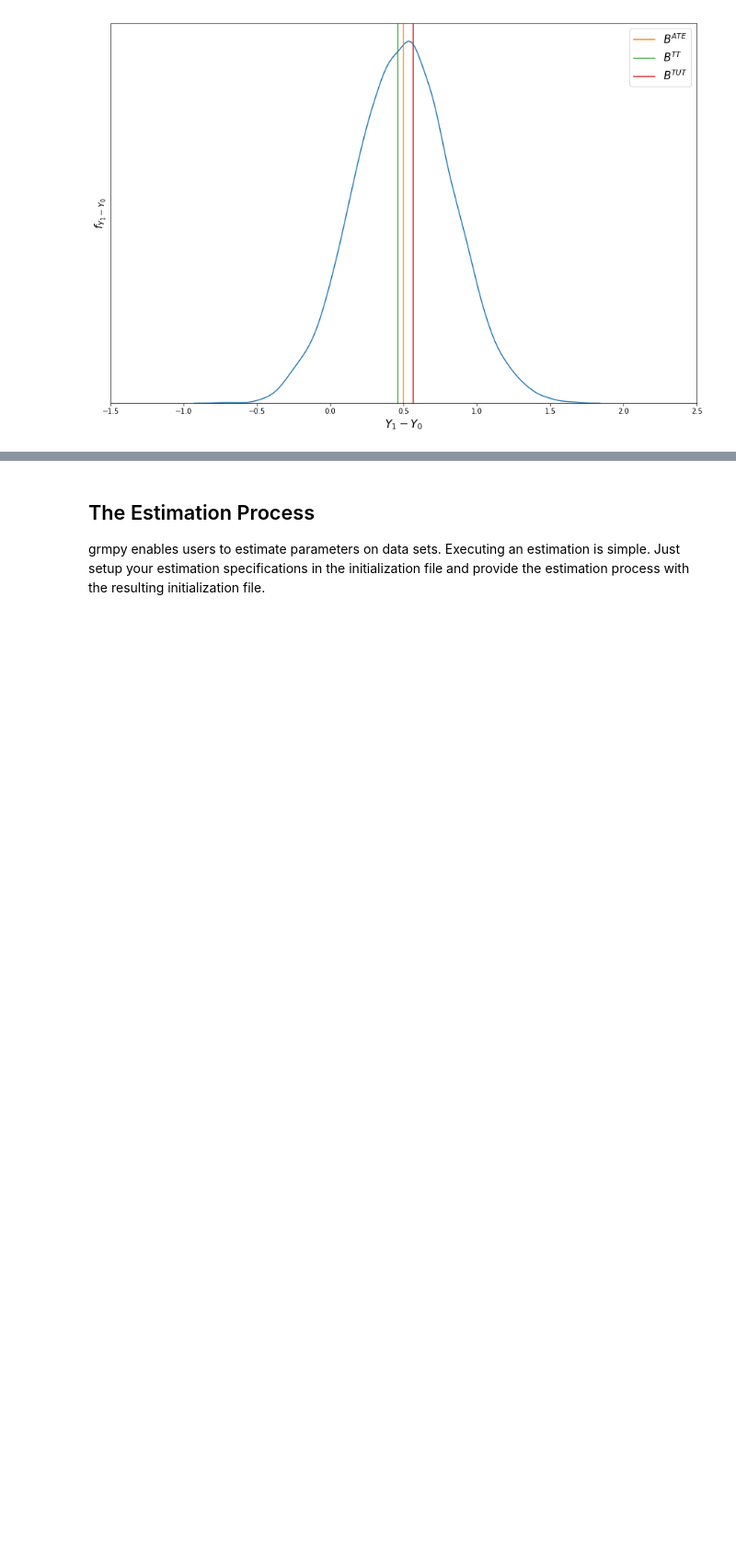
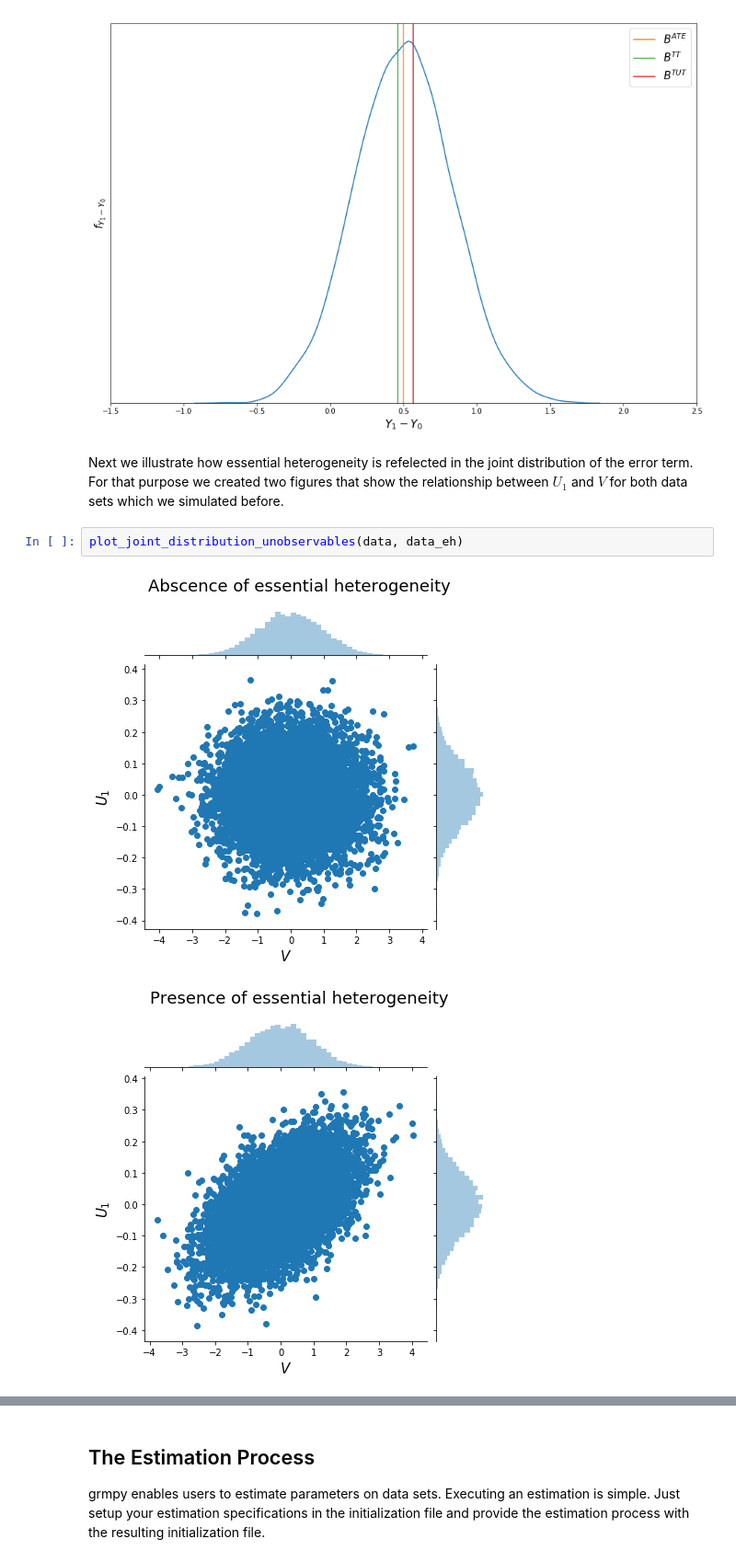
Before and after one commit to OpenSourceEconomics/grmpy, a Jupyter notebook: promotion/04_grmpy_tutorial_notebook/04_grmpy_tutorial_notebook.ipynb, the cells around one changed output, grey strips where cells are left out. Shown at 92% size. Cells and saved outputs as stored; diff of their text form; blank space fills up the shorter version.

```diff
--- a/promotion/04_grmpy_tutorial_notebook/04_grmpy_tutorial_notebook.ipynb
+++ b/promotion/04_grmpy_tutorial_notebook/04_grmpy_tutorial_notebook.ipynb
@@ -246,3 +246,10 @@ ATE: 0.4987192962464583
 TT:  0.4607033317641337
 TUT: 0.5658359769033056
 [figure]
+# %% [markdown]
+Next we illustrate how essential heterogeneity is refelected in the joint distribution of the error term. For that purpose we created two figures that show the relationship between $U_1$ and $V$ for both data sets which we simulated before.
+# %%
+plot_joint_distribution_unobservables(data, data_eh)
+# %% [output]
+[figure, added]
+[figure, added]
```
Also changed, not shown: parts of 11 cells of this notebook, 4 other files.
